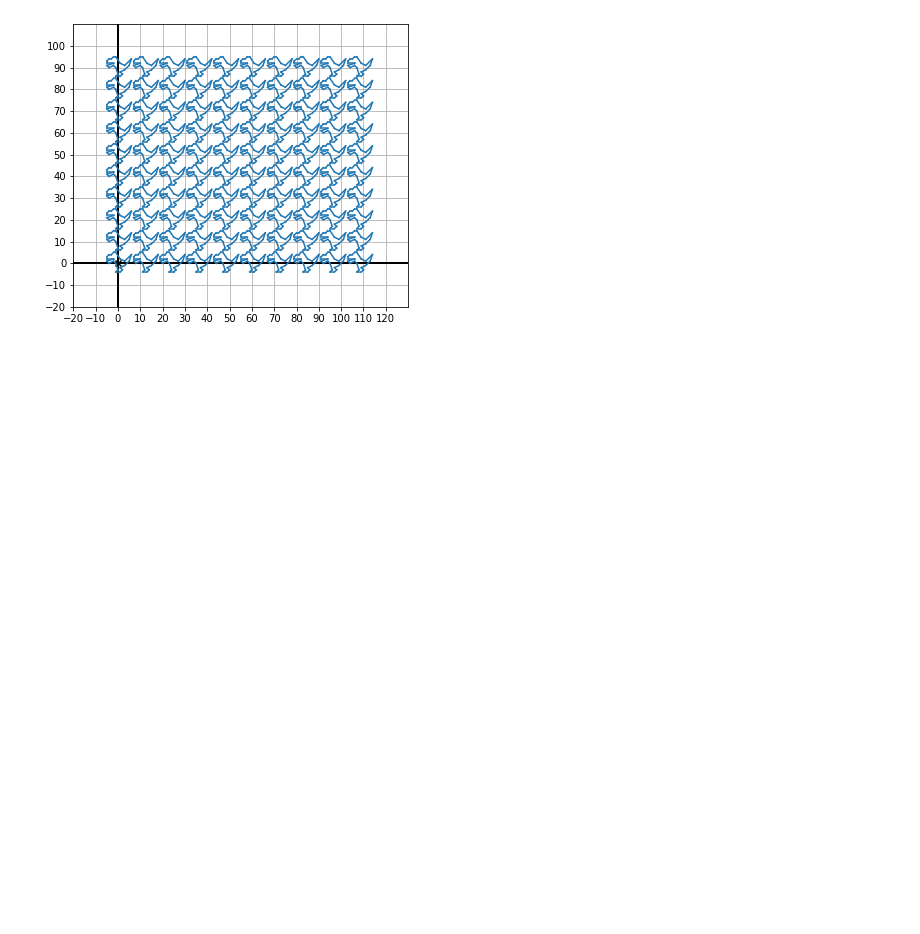
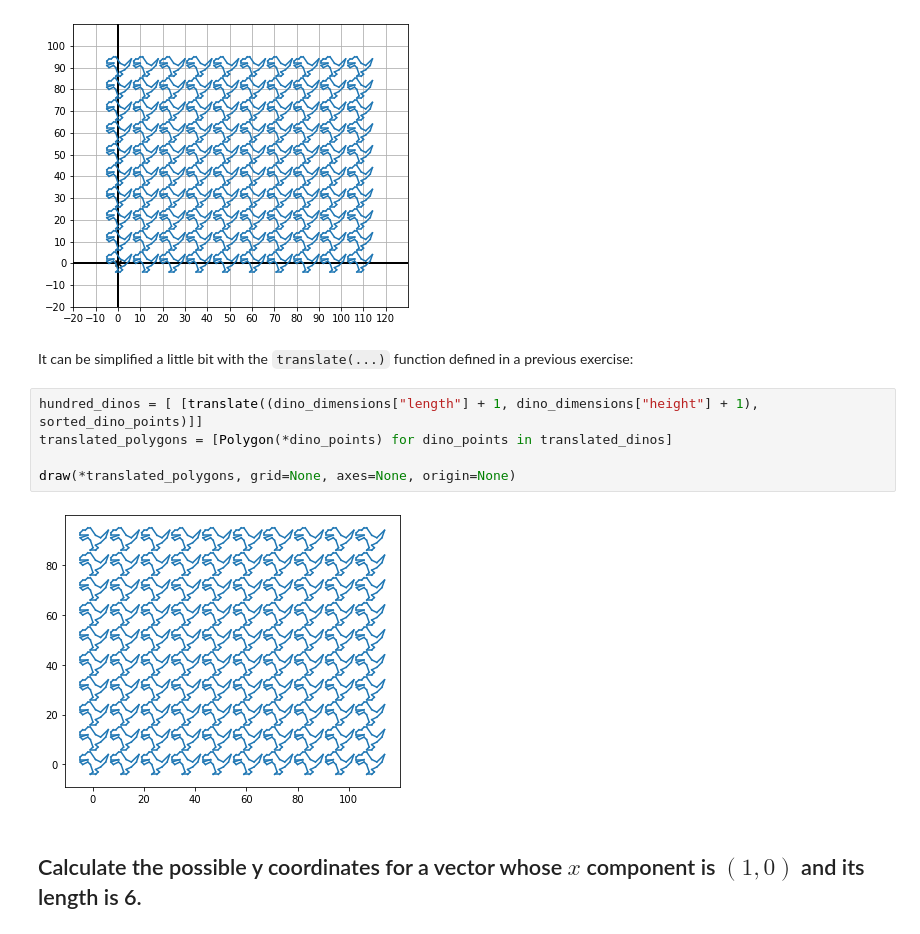
Before and after one commit to sergiofgonzalez/math-workbench, a Jupyter notebook: 01-vectors-in-the-2d-plane/e01-vector-exercises/vector-exercises.ipynb, the cells around one changed output. Drawn from its saved outputs; the diff is of its cells as text; blank space fills up the shorter version.

Commit message:
Add more exercises

```diff
--- a/01-vectors-in-the-2d-plane/e01-vector-exercises/vector-exercises.ipynb
+++ b/01-vectors-in-the-2d-plane/e01-vector-exercises/vector-exercises.ipynb
@@ -311,3 +309,14 @@ draw(*translated_polygons, grid=(10, 10))
 # %% [output]
 {'length': 11, 'height': 9}
 [figure]
+# %% [markdown]
+It can be simplified a little bit with the `translate(...)` function defined in a previous exercise:
+# %%
+hundred_dinos = [ [translate((dino_dimensions["length"] + 1, dino_dimensions["height"] + 1), sorted_dino_points)]]
+translated_polygons = [Polygon(*dino_points) for dino_points in translated_dinos]
+
+draw(*translated_polygons, grid=None, axes=None, origin=None)
+# %% [output]
+[figure, added]
+# %% [markdown]
+## Calculate the possible y coordinates for a vector whose $ x $ component is $ (1, 0) $ and its length is 6.
```
Also changed, not shown: parts of 42 cells of this notebook, 1 other file.
